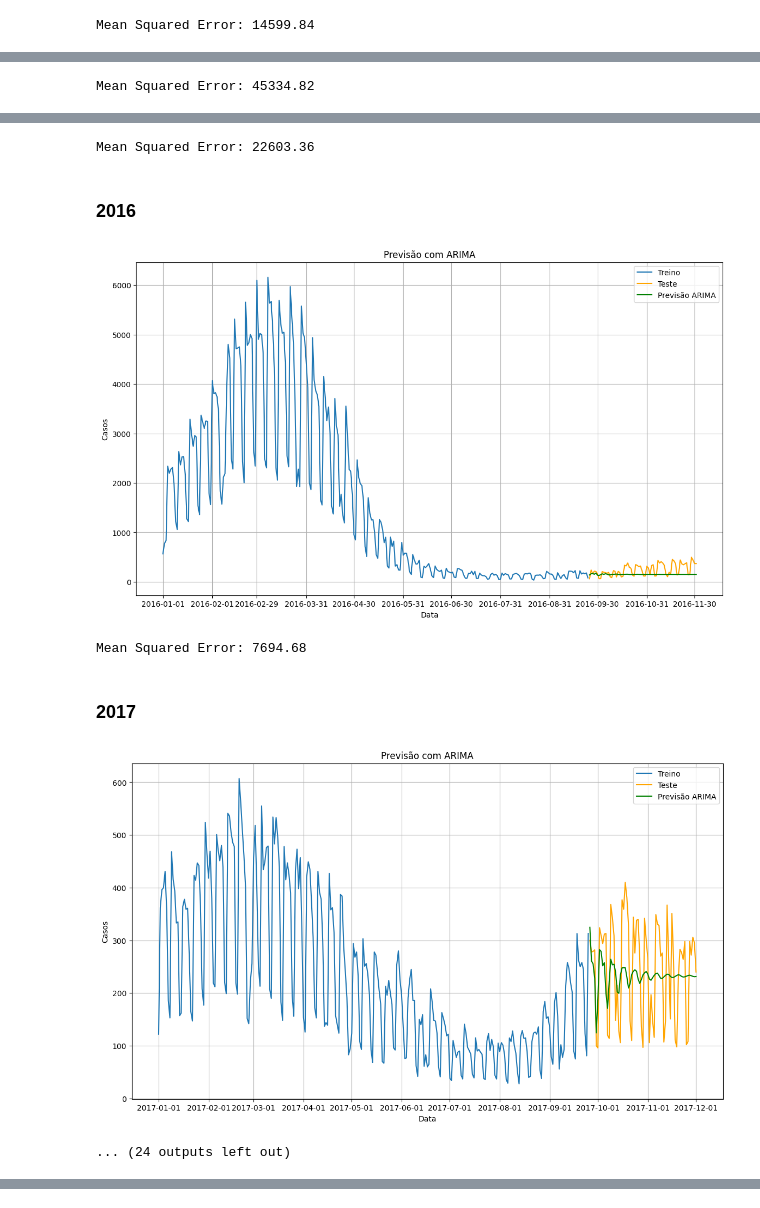
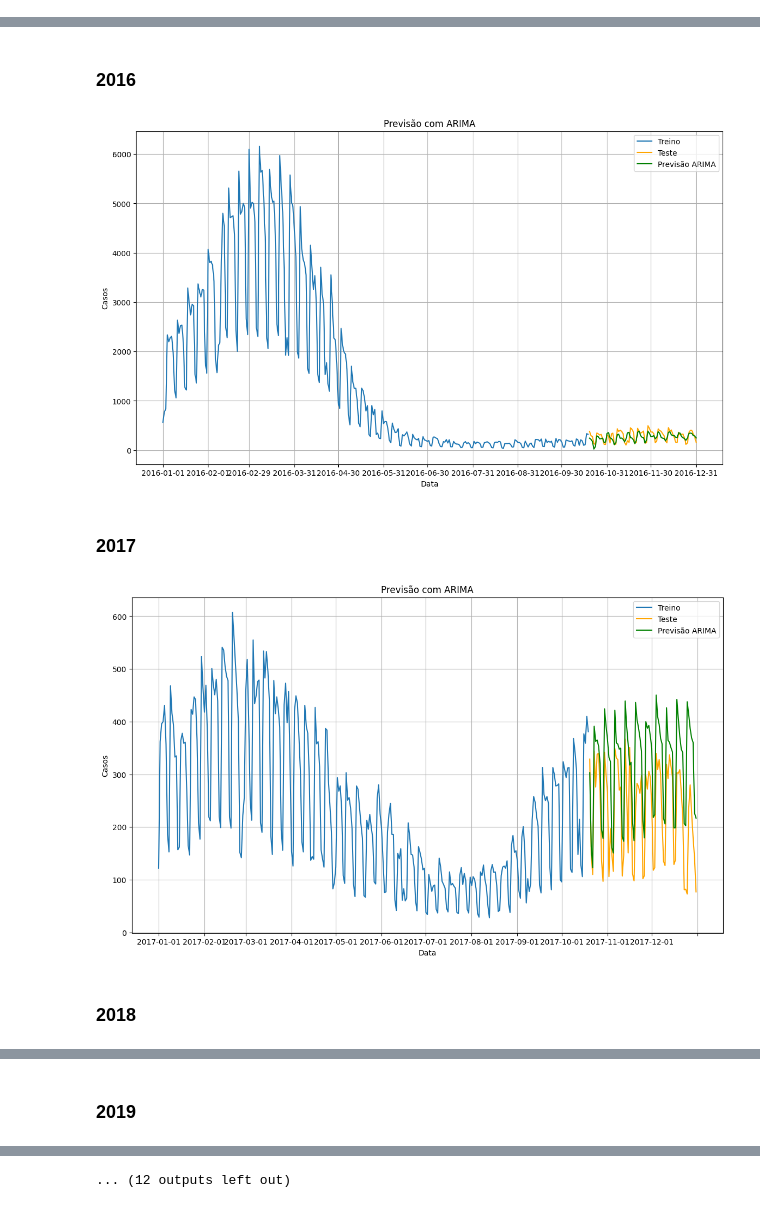
Before and after one commit to Kenzo-Sugai/PrevisaoCasosDengueSP, a Jupyter notebook: Python/ARIMA/Arima_Diario.ipynb, the cells around one changed output, grey strips where cells are left out. Saved outputs shown, nothing was run; the diff lists cells and outputs as text; code cells hidden in the pictures.

Commit message:
auto arima

```diff
--- a/Python/ARIMA/Arima_Diario.ipynb
+++ b/Python/ARIMA/Arima_Diario.ipynb
@@ -19,7 +19,7 @@ for ano in anos:
                         dados \
                         .where(
                               (dados['dt_notificacao'] >= f'{ano}-01-01')
-                            & (dados['dt_notificacao'] <= f'{ano}-12-01')
+                            & (dados['dt_notificacao'] <= f'{ano}-12-31')
                         )
                     ) \
                     .dropna(subset=["dt_notificacao"])
@@ -28,6 +28,8 @@ anos.append('TOTAL')
 
 dados_ano['TOTAL'] = dados
 # %%
+erros = {}
+
 for ano in anos:
 
     df =  dados_ano[ano]
@@ -36,7 +38,10 @@ for ano in anos:
     train, test = df.iloc[:train_size], df.iloc[train_size:]
 
     # Treinar o modelo ARIMA
-    p, d, q = 5, 1, 0  # Parâmetros do modelo ARIMA (ajuste conforme necessário)
+    p, d, q = 60, 1, 0
+    # p: dias passados para analise
+    # d: quantidade de dias
+    # q: usar media movel (booleano)
     model = ARIMA(train['casos'], order=(p, d, q))
     model_fit = model.fit()
 
@@ -44,8 +49,12 @@ for ano in anos:
     forecast = model_fit.forecast(steps=len(test))
 
     # Avaliar o modelo
-    mse = mean_squared_error(test['casos'], forecast)
-    print(f'Mean Squared Error: {mse:.2f}')
+    erros[ano] = {
+        'mse': mean_squared_error(test['casos'], forecast),
+        'rmse': root_mean_squared_error(test['casos'], forecast),
+        'mae':mean_absolute_error(test['casos'], forecast),
+        'mape': mean_absolute_percentage_error(test['casos'], forecast)
+    }
 
     display_markdown(f'### {ano}', raw=True)
 
@@ -62,5 +71,4 @@ for ano in anos:
     plt.grid(True)
     plt.show()
 # %% [output]
-Mean Squared Error: 14599.84
 ### 2014
@@ -68,2 +76 @@ Mean Squared Error: 14599.84
-Mean Squared Error: 45334.82
 ### 2015
@@ -71,7 +78,5 @@ Mean Squared Error: 45334.82
-Mean Squared Error: 22603.36
 ### 2016
-[figure, old version]
+[figure, new version]
-Mean Squared Error: 7694.68
 ### 2017
-[figure, old version]
+[figure, new version]
-... (24 outputs left out)
+### 2018
@@ -77,0 +84 @@ Mean Squared Error: 7694.68
+### 2019
@@ -77,0 +86 @@ Mean Squared Error: 7694.68
+... (12 outputs left out)
```
Also changed, not shown: parts of 3 cells of this notebook, 4 other files.
